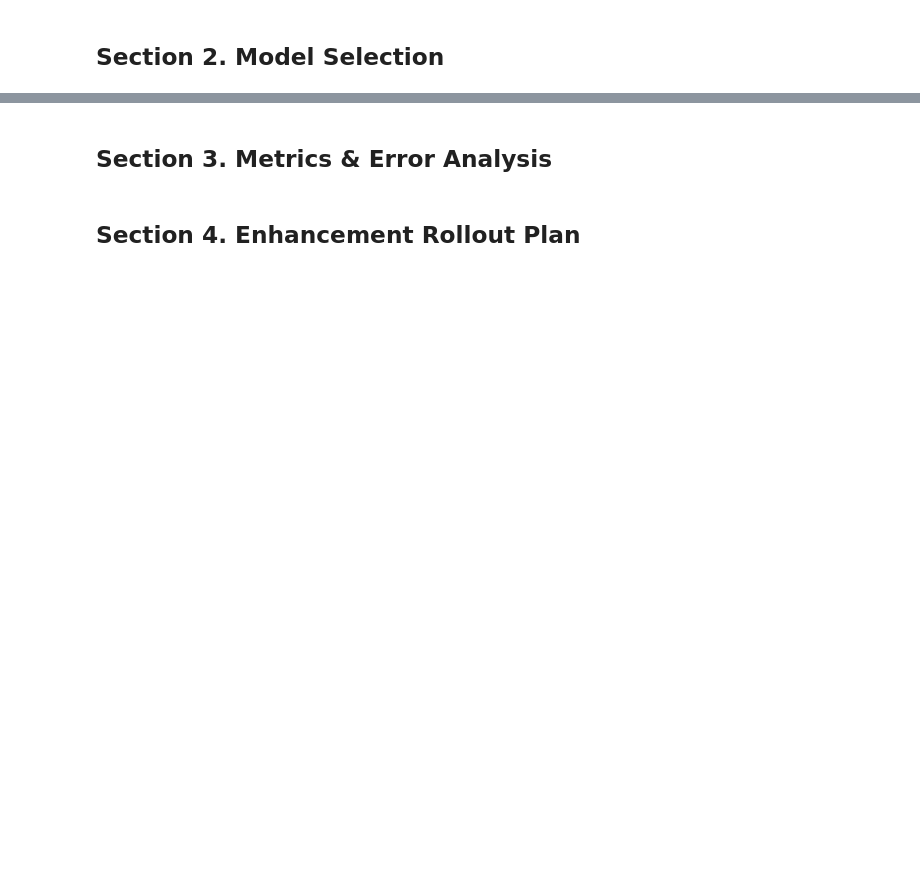
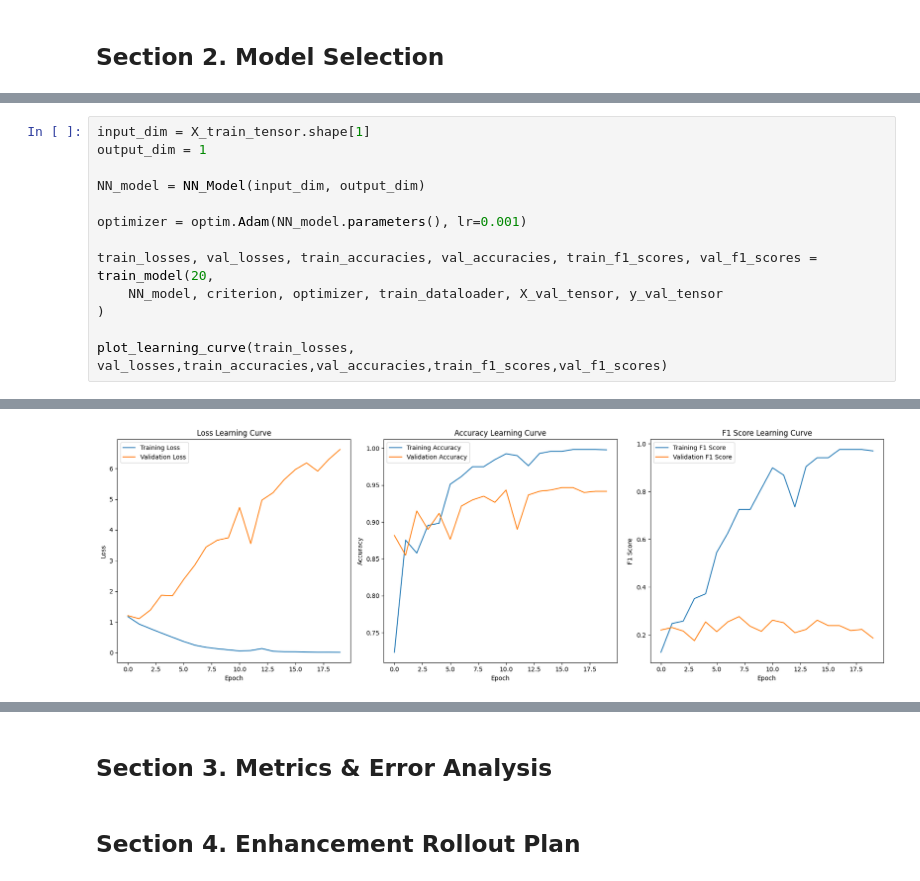
Before and after one commit to HaoWeiHe/LLMStudyGroup, a Jupyter notebook: Fraud Detection.ipynb, the cells around one changed output, grey strips where cells are left out. Saved outputs shown, nothing was run; the diff lists cells and outputs as text; blank space fills up the shorter version.

```diff
--- a/Fraud Detection.ipynb
+++ b/Fraud Detection.ipynb
@@ -128,0 +318,14 @@ Downloading ieee-fraud-detection.zip to /Users/wei/Documents/workspace/studyGrou
+# %%
+input_dim = X_train_tensor.shape[1]
+output_dim = 1
+
+NN_model = NN_Model(input_dim, output_dim)
+
+optimizer = optim.Adam(NN_model.parameters(), lr=0.001)
+
+train_losses, val_losses, train_accuracies, val_accuracies, train_f1_scores, val_f1_scores = train_model(20,
+    NN_model, criterion, optimizer, train_dataloader, X_val_tensor, y_val_tensor
+)
+
+plot_learning_curve(train_losses, val_losses,train_accuracies,val_accuracies,train_f1_scores,val_f1_scores)
+# %% [output]
@@ -128,0 +349 @@ Downloading ieee-fraud-detection.zip to /Users/wei/Documents/workspace/studyGrou
+[figure, added]
```
Also changed, not shown: parts of 23 cells of this notebook.
